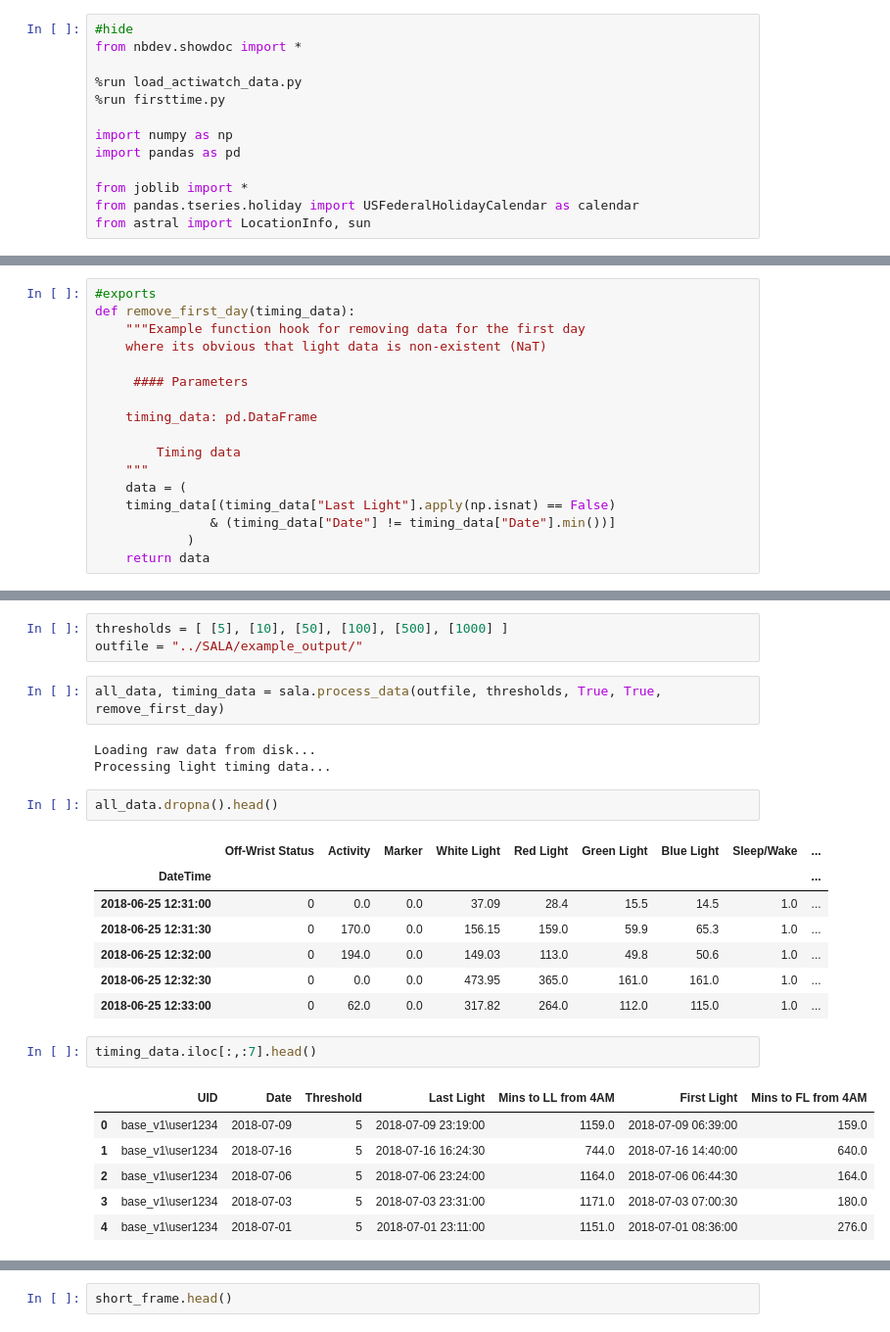
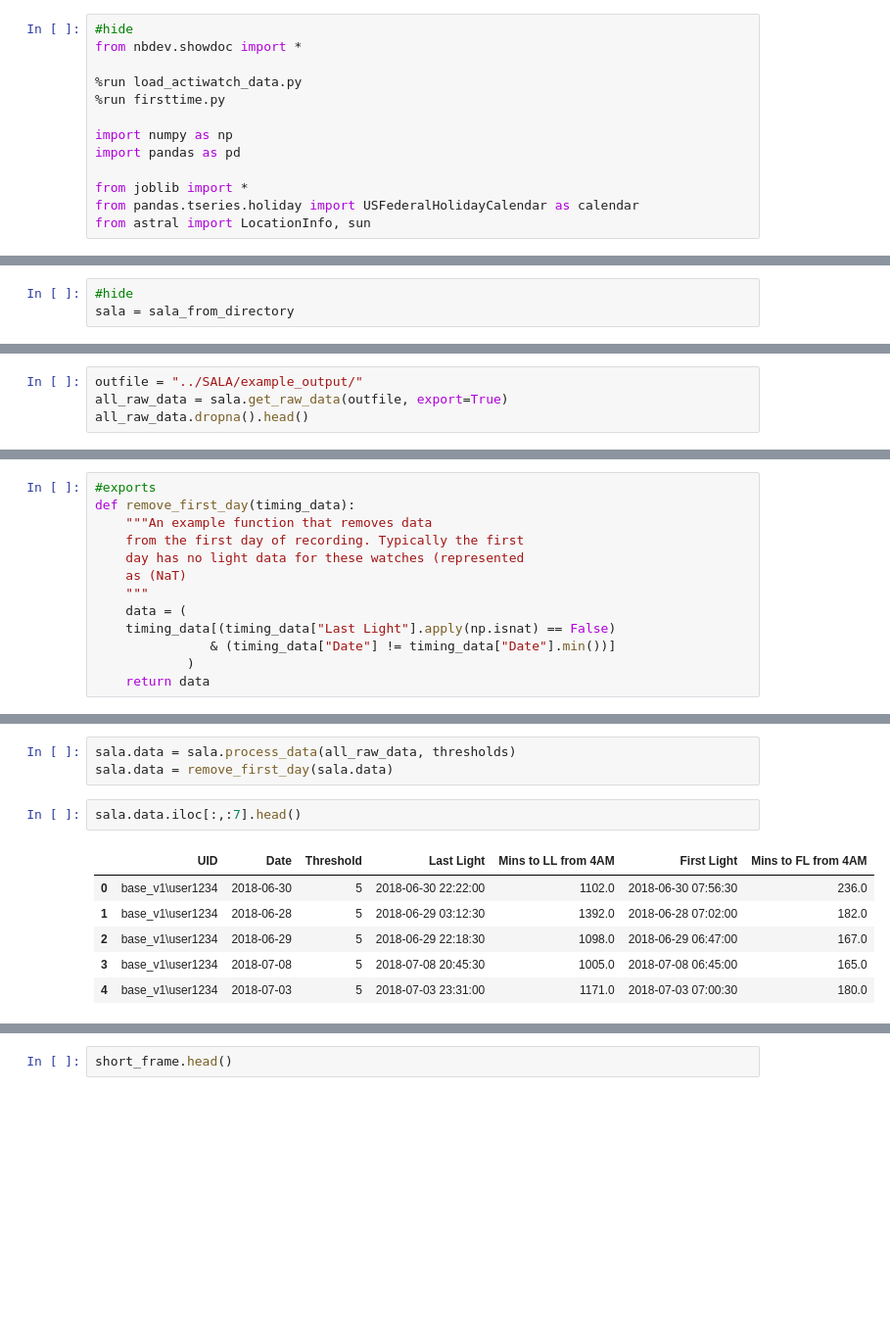
Before and after one commit to FleischerResearchLab/SALA, a Jupyter notebook: 00_SALA.ipynb, the cells around one changed output, grey strips where cells are left out. Shown at 98% size. Cells and saved outputs as stored; diff of their text form; blank space fills up the shorter version.

Commit message:
modified SALA documentation, cleaned up functions

```diff
--- a/00_SALA.ipynb
+++ b/00_SALA.ipynb
@@ -522 +598,4 @@ sala = SALA(directory = directory)
+# %%
+#hide
+sala = sala_from_directory
 # %% [markdown]
@@ -589,0 +672,4 @@ Pass #2, data summary
+# %%
+outfile = "../SALA/example_output/"
+all_raw_data = sala.get_raw_data(outfile, export=True)
+all_raw_data.dropna().head()
@@ -664,14 +738,10 @@ The main processing function provides the ability for users to run their own cus
 # %%
 #exports
 def remove_first_day(timing_data):
-    """Example function hook for removing data for the first day
-    where its obvious that light data is non-existent (NaT)
-
-     #### Parameters
-
-    timing_data: pd.DataFrame
-
-        Timing data
+    """An example function that removes data
+    from the first day of recording. Typically the first
+    day has no light data for these watches (represented
+    as (NaT)
     """
     data = (
     timing_data[(timing_data["Last Light"].apply(np.isnat) == False)
@@ -687,28 +751,13 @@ An example of output for this function would be:
-# %%
-thresholds = [ [5], [10], [50], [100], [500], [1000] ]
-outfile = "../SALA/example_output/"
-# %%
-all_data, timing_data = sala.process_data(outfile, thresholds, True, True, remove_first_day)
-# %% [output]
-Loading raw data from disk...
-Processing light timing data...
-# %%
-all_data.dropna().head()
-# %% [output]
-|  | Off-Wrist Status | Activity | Marker | White Light | Red Light | Green Light | Blue Light | Sleep/Wake | ... |
-| DateTime |  |  |  |  |  |  |  |  | ... |
-| 2018-06-25 12:31:00 | 0 | 0.0 | 0.0 | 37.09 | 28.4 | 15.5 | 14.5 | 1.0 | ... |
-| 2018-06-25 12:31:30 | 0 | 170.0 | 0.0 | 156.15 | 159.0 | 59.9 | 65.3 | 1.0 | ... |
-| 2018-06-25 12:32:00 | 0 | 194.0 | 0.0 | 149.03 | 113.0 | 49.8 | 50.6 | 1.0 | ... |
-| 2018-06-25 12:32:30 | 0 | 0.0 | 0.0 | 473.95 | 365.0 | 161.0 | 161.0 | 1.0 | ... |
-| 2018-06-25 12:33:00 | 0 | 62.0 | 0.0 | 317.82 | 264.0 | 112.0 | 115.0 | 1.0 | ... |
+# %%
+sala.data = sala.process_data(all_raw_data, thresholds)
+sala.data = remove_first_day(sala.data)
 # %%
-timing_data.iloc[:,:7].head()
+sala.data.iloc[:,:7].head()
 # %% [output]
 |  | UID | Date | Threshold | Last Light | Mins to LL from 4AM | First Light | Mins to FL from 4AM |
-| 0 | base_v1\user1234 | 2018-07-09 | 5 | 2018-07-09 23:19:00 | 1159.0 | 2018-07-09 06:39:00 | 159.0 |
-| 1 | base_v1\user1234 | 2018-07-16 | 5 | 2018-07-16 16:24:30 | 744.0 | 2018-07-16 14:40:00 | 640.0 |
-| 2 | base_v1\user1234 | 2018-07-06 | 5 | 2018-07-06 23:24:00 | 1164.0 | 2018-07-06 06:44:30 | 164.0 |
-| 3 | base_v1\user1234 | 2018-07-03 | 5 | 2018-07-03 23:31:00 | 1171.0 | 2018-07-03 07:00:30 | 180.0 |
-| 4 | base_v1\user1234 | 2018-07-01 | 5 | 2018-07-01 23:11:00 | 1151.0 | 2018-07-01 08:36:00 | 276.0 |
+| 0 | base_v1\user1234 | 2018-06-30 | 5 | 2018-06-30 22:22:00 | 1102.0 | 2018-06-30 07:56:30 | 236.0 |
+| 1 | base_v1\user1234 | 2018-06-28 | 5 | 2018-06-29 03:12:30 | 1392.0 | 2018-06-28 07:02:00 | 182.0 |
+| 2 | base_v1\user1234 | 2018-06-29 | 5 | 2018-06-29 22:18:30 | 1098.0 | 2018-06-29 06:47:00 | 167.0 |
+| 3 | base_v1\user1234 | 2018-07-08 | 5 | 2018-07-08 20:45:30 | 1005.0 | 2018-07-08 06:45:00 | 165.0 |
+| 4 | base_v1\user1234 | 2018-07-03 | 5 | 2018-07-03 23:31:00 | 1171.0 | 2018-07-03 07:00:30 | 180.0 |
 # %%
```
Also changed, not shown: parts of 39 cells of this notebook, 4 other files.
